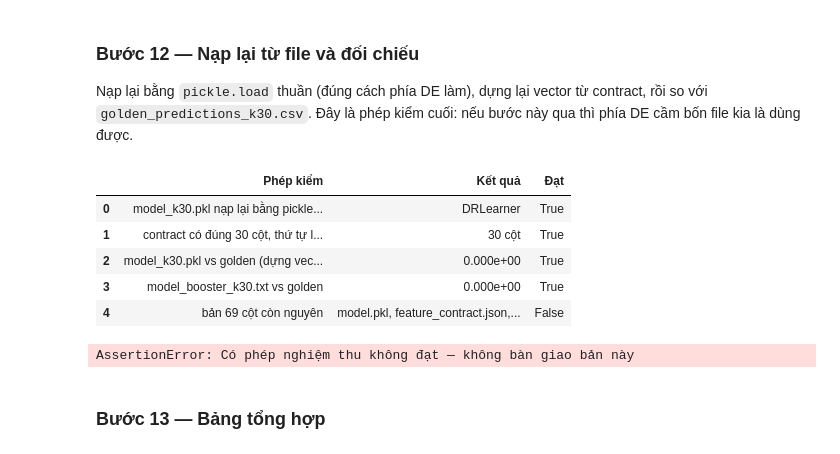
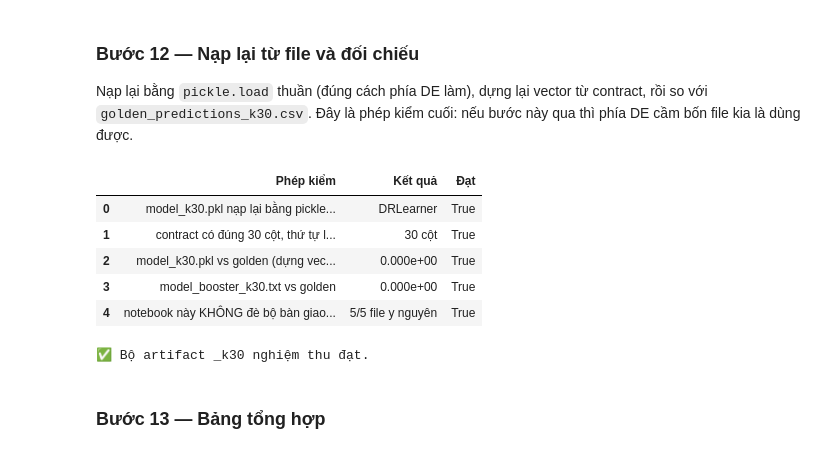
Before and after one commit to hatuki0604/lzd-uplifting-model, a Jupyter notebook: notebooks/09_ban_giao_k30.ipynb, the cells around one changed output. Cells and saved outputs as stored; diff of their text form; code cells hidden in the pictures.

```diff
--- a/notebooks/09_ban_giao_k30.ipynb
+++ b/notebooks/09_ban_giao_k30.ipynb
@@ -229,6 +222,25 @@ X_sel_chot = rct_sel[FEAT_CHOT].values.astype(np.float64)
 
 RUN_ID = f'{RUN_MODE}-{datetime.now().strftime("%Y%m%d-%H%M%S")}'
 
+# Chụp dấu vết bộ bàn giao hiện có TRƯỚC khi notebook này ghi bất cứ file nào.
+# Bước 12 chụp lại rồi so — đó mới là bất biến cần kiểm ("09 không đè bản cũ"),
+# và nó đúng ở cả local lẫn Kaggle. Kiểm bằng os.path.exists(ART_DIR/...) thì
+# chỉ đúng khi chạy local: trên Kaggle ART_DIR là thư mục working mới tinh còn
+# bản cũ nằm ở /kaggle/input, nên phép kiểm đó báo động giả.
+TEN_BAN_GIAO = ('model.pkl', 'model_booster.txt', 'feature_contract.json',
+                'metadata.json', 'golden_predictions.csv')
+
+
+def dau_vet(ten):
+    p = os.path.join(ART_DIR, ten)
+    return (os.path.getsize(p), os.path.getmtime(p)) if os.path.exists(p) else None
+
+
+DAU_VET_TRUOC = {t: dau_vet(t) for t in TEN_BAN_GIAO}
+_co_san = [t for t, v in DAU_VET_TRUOC.items() if v is not None]
+print(f'Bộ bàn giao có sẵn trong {ART_DIR}: '
+      + (f'{len(_co_san)}/{len(TEN_BAN_GIAO)} file' if _co_san else 'chưa có file nào'))
+
 print(f'Huấn luyện trên : {len(full):>8,} dòng | treat {W_train.mean()*100:.2f}% '
       f'| mua {Y_train.mean()*100:.2f}%')
 print(f'Đặc trưng       : {K_CHOT}/{N_FEAT} cột')
@@ -650,39 +663,41 @@ assert ten_cot == FEAT_CHOT
 
 # Dựng vector đúng như AI Service sẽ làm: tra theo data_id, xếp cột theo contract.
 gp = pd.read_csv(GOLDEN_PATH, float_precision='round_trip')
 tra = rct_sel.set_index('data_id').loc[gp['data_id'].values, ten_cot]
 X_kiem_lai = tra.values.astype(np.float64)
 
 lech_pkl = float(np.abs(mo_hinh_lai.predict_cate(X_kiem_lai) - gp['cate'].values).max())
 lech_bst = float(np.abs(lgb.Booster(model_file=BOOSTER_PATH).predict(X_kiem_lai)
                         - gp['cate'].values).max())
 
+BI_DE = [t for t in TEN_BAN_GIAO if dau_vet(t) != DAU_VET_TRUOC[t]]
+
 nghiem_thu = pd.DataFrame([
     {'Phép kiểm': 'model_k30.pkl nạp lại bằng pickle.load',
      'Kết quả': type(mo_hinh_lai).__name__, 'Đạt': type(mo_hinh_lai).__name__ == 'DRLearner'},
     {'Phép kiểm': 'contract có đúng 30 cột, thứ tự liên tục từ 0',
      'Kết quả': f'{ct["so_cot_mo_hinh_nhan_vao"]} cột',
      'Đạt': ct['so_cot_mo_hinh_nhan_vao'] == K_CHOT},
     {'Phép kiểm': 'model_k30.pkl vs golden (dựng vector theo contract)',
      'Kết quả': f'{lech_pkl:.3e}', 'Đạt': lech_pkl <= TOL_PARITY},
     {'Phép kiểm': 'model_booster_k30.txt vs golden',
      'Kết quả': f'{lech_bst:.3e}', 'Đạt': lech_bst <= TOL_PARITY},
-    {'Phép kiểm': 'bản 69 cột còn nguyên',
-     'Kết quả': 'model.pkl, feature_contract.json, metadata.json',
-     'Đạt': all(os.path.exists(os.path.join(ART_DIR, t))
-                for t in ('model.pkl', 'feature_contract.json', 'metadata.json'))},
+    {'Phép kiểm': 'notebook này KHÔNG đè bộ bàn giao đang có',
+     'Kết quả': (', '.join(BI_DE) if BI_DE else
+                 f'{len(TEN_BAN_GIAO)}/{len(TEN_BAN_GIAO)} file y nguyên'),
+     'Đạt': not BI_DE},
 ])
 display(nghiem_thu)
 assert nghiem_thu['Đạt'].all(), 'Có phép nghiệm thu không đạt — không bàn giao bản này'
 print('✅ Bộ artifact _k30 nghiệm thu đạt.')
 # %% [output]
 |  | Phép kiểm | Kết quả | Đạt |
 | 0 | model_k30.pkl nạp lại bằng pickle... | DRLearner | True |
 | 1 | contract có đúng 30 cột, thứ tự l... | 30 cột | True |
 | 2 | model_k30.pkl vs golden (dựng vec... | 0.000e+00 | True |
 | 3 | model_booster_k30.txt vs golden | 0.000e+00 | True |
-| 4 | bản 69 cột còn nguyên | model.pkl, feature_contract.json,... | False |
+| 4 | notebook này KHÔNG đè bộ bàn giao... | 5/5 file y nguyên | True |
-AssertionError: Có phép nghiệm thu không đạt — không bàn giao bản này
+✅ Bộ artifact _k30 nghiệm thu đạt.
 # %% [markdown]
 ### Bước 13 — Bảng tổng hợp
 # %%
```
Also changed, not shown: parts of 11 cells of this notebook, 9 other files.
